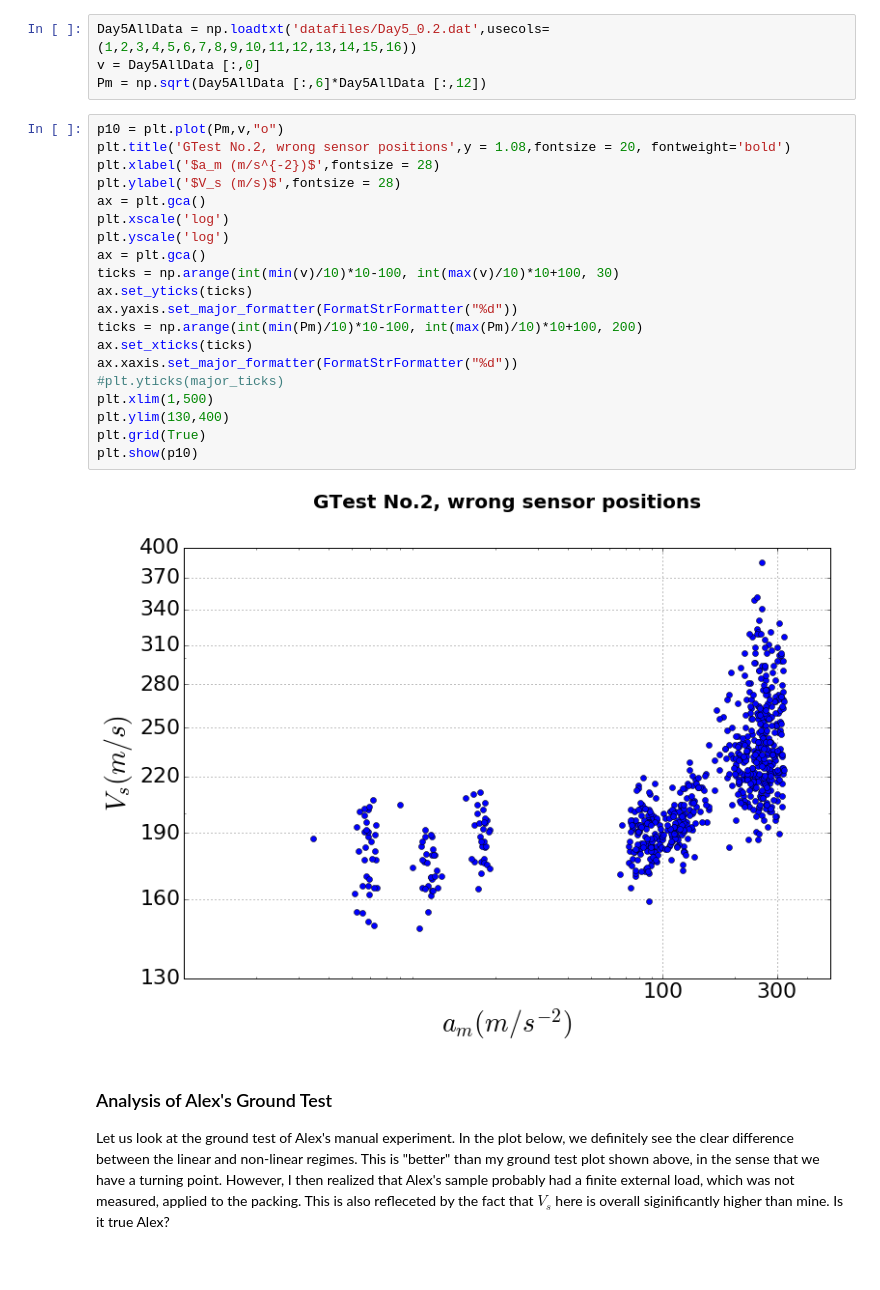
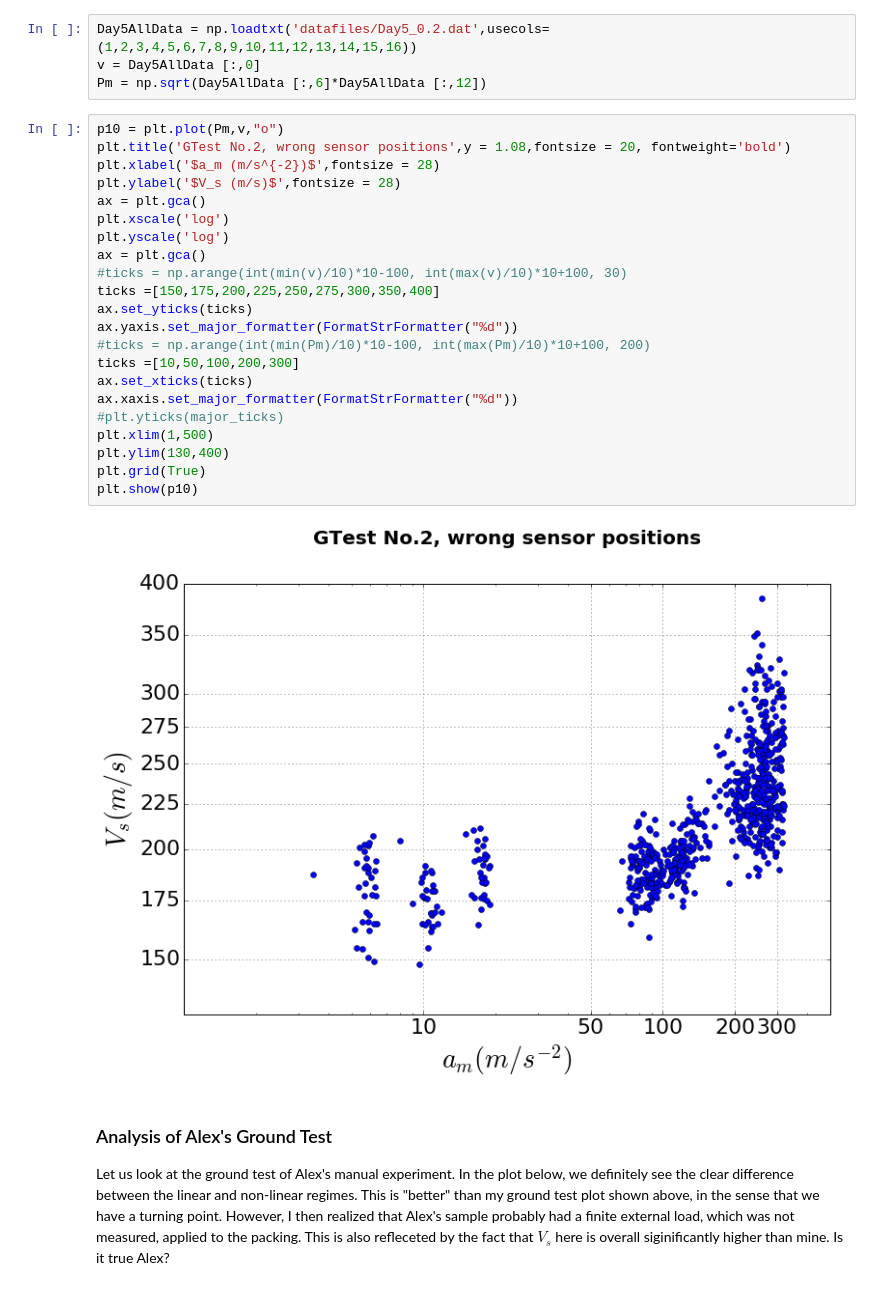
Before and after one commit to HanzoYu/GranularSound, a Jupyter notebook: GSound.ipynb, the cells around one changed output. Drawn from its saved outputs; the diff is of its cells as text.

```diff
--- a/GSound.ipynb
+++ b/GSound.ipynb
@@ -187,25 +187,27 @@ Pm = np.sqrt(Day5AllData [:,6]*Day5AllData [:,12])
 # %%
 p10 = plt.plot(Pm,v,"o")
 plt.title('GTest No.2, wrong sensor positions',y = 1.08,fontsize = 20, fontweight='bold')
 plt.xlabel('$a_m (m/s^{-2})$',fontsize = 28)
 plt.ylabel('$V_s (m/s)$',fontsize = 28)
 ax = plt.gca()
 plt.xscale('log')
 plt.yscale('log')
 ax = plt.gca()
-ticks = np.arange(int(min(v)/10)*10-100, int(max(v)/10)*10+100, 30)
+#ticks = np.arange(int(min(v)/10)*10-100, int(max(v)/10)*10+100, 30)
+ticks =[150,175,200,225,250,275,300,350,400]
 ax.set_yticks(ticks)
 ax.yaxis.set_major_formatter(FormatStrFormatter("%d"))
-ticks = np.arange(int(min(Pm)/10)*10-100, int(max(Pm)/10)*10+100, 200)
+#ticks = np.arange(int(min(Pm)/10)*10-100, int(max(Pm)/10)*10+100, 200)
+ticks =[10,50,100,200,300]
 ax.set_xticks(ticks)
 ax.xaxis.set_major_formatter(FormatStrFormatter("%d"))
 #plt.yticks(major_ticks)
 plt.xlim(1,500)
 plt.ylim(130,400)
 plt.grid(True)
 plt.show(p10)
 # %% [output]
-[figure, old version]
+[figure, new version]
 # %% [markdown]
 ### Analysis of Alex's Ground Test
 
```
Also changed, not shown: parts of 9 cells of this notebook, 5 other files.
